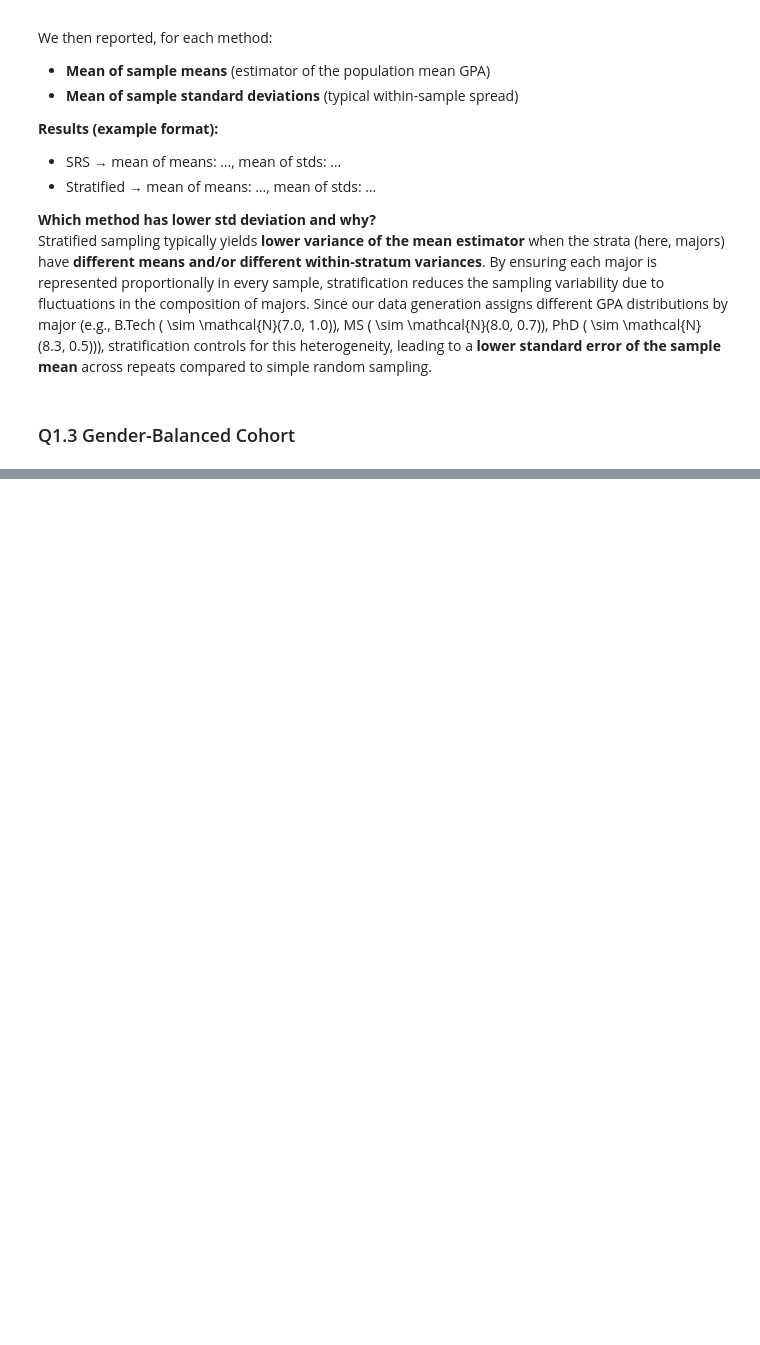
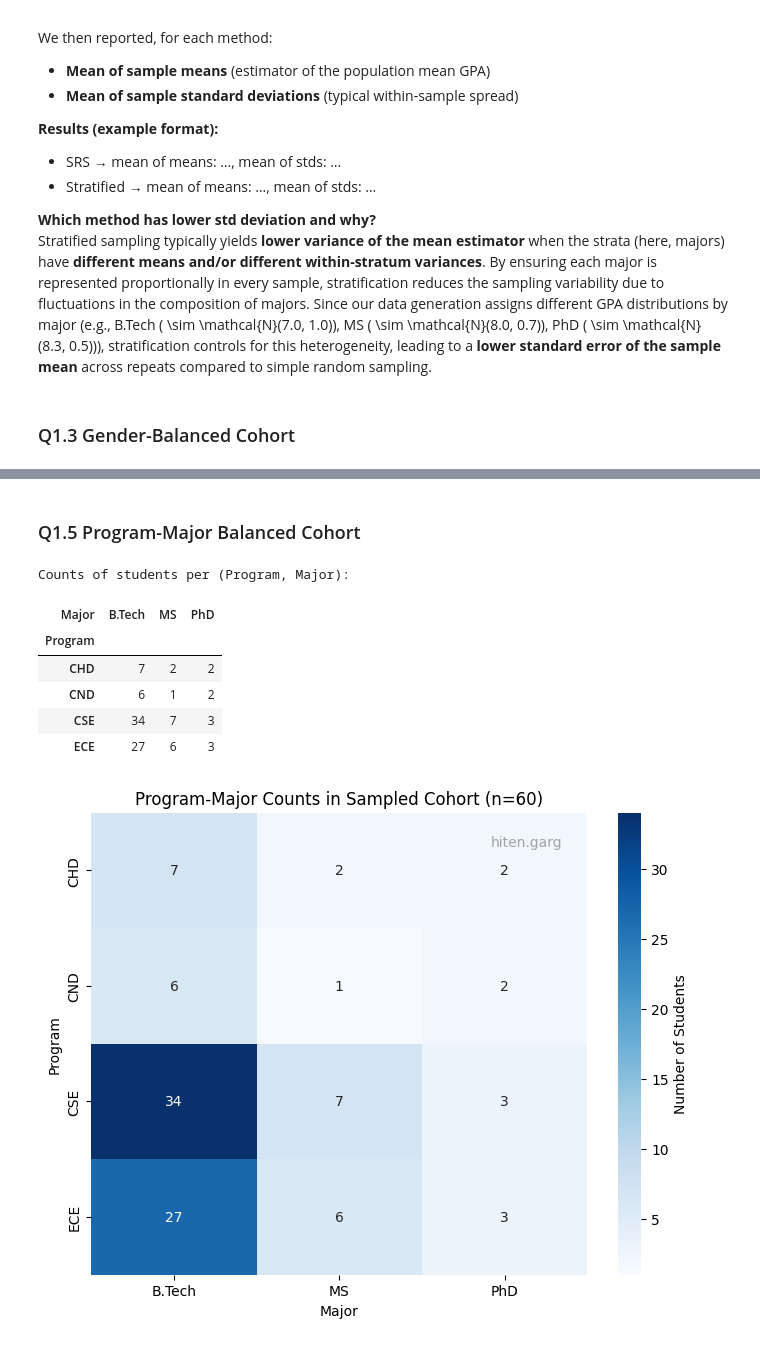
Before and after one commit to Hiten172005/assignment-1-smai, a Jupyter notebook: ass1.ipynb, the cells around one changed output, grey strips where cells are left out. Drawn from its saved outputs; the diff is of its cells as text; code cells hidden in the pictures; blank space fills up the shorter version.

```diff
--- a/ass1.ipynb
+++ b/ass1.ipynb
@@ -457,0 +703,66 @@ Stratified sampling typically yields **lower variance of the mean estimator** wh
+# %% [markdown]
+### Q1.5 Program-Major Balanced Cohort
+# %%
+def sample_program_major_balanced(self, n: int) -> pd.DataFrame:
+    """
+    Sample `n` students such that all (program, major) combinations
+    are approximately equally represented.
+    """
+    # get all valid (program, major) groups
+    groups = list(self.df.groupby(["Program", "Major"], observed=True))
+    num_groups = len(groups)
+
+    # students per group (approx)
+    per_group = n // num_groups
+
+    sampled_students = []
+
+    for (prog, maj), group in groups:
+        if len(group) >= per_group:
+            sampled = group.sample(per_group, replace=False, random_state=None)
+        else:
+            # if group too small → sample with replacement
+            sampled = group.sample(per_group, replace=True, random_state=None)
+        sampled_students.append(sampled)
+
+    # Concatenate all sampled groups
+    sampled_df = pd.concat(sampled_students).reset_index(drop=True)
+    return sampled_df
+
+
+def show_program_major_counts_and_heatmap(self, sampled_df: pd.DataFrame) -> None:
+    # Count students per (Program, Major)
+    counts_df = sampled_df.groupby(["Program", "Major"]).size().unstack(fill_value=0)
+
+    # --- Print Table ---
+    print("Counts of students per (Program, Major):")
+    display(counts_df)  # pretty print in Jupyter
+
+    # --- Plot Heatmap ---
+    plt.figure(figsize=(8, 6))
+    sns.heatmap(
+        counts_df,
+        annot=True, fmt="d", cmap="Blues", cbar_kws={'label': 'Number of Students'}
+    )
+    plt.title("Program-Major Counts in Sampled Cohort (n=60)")
+    plt.xlabel("Major")
+    plt.ylabel("Program")
+    add_username_watermark()  # your watermark function
+    plt.show()
+
+
+# Attach the functions to the dataset
+StudentDataset.sample_program_major_balanced = sample_program_major_balanced
+StudentDataset.show_program_major_counts_and_heatmap = show_program_major_counts_and_heatmap
+
+# Show counts and heatmap
+dataset.show_program_major_counts_and_heatmap(sampled)
+# %% [output]
+Counts of students per (Program, Major):
+| Major | B.Tech | MS | PhD |
+| Program |  |  |  |
+| CHD | 7 | 2 | 2 |
+| CND | 6 | 1 | 2 |
+| CSE | 34 | 7 | 3 |
+| ECE | 27 | 6 | 3 |
+[figure, added]
```
Also changed, not shown: parts of 8 cells of this notebook.
